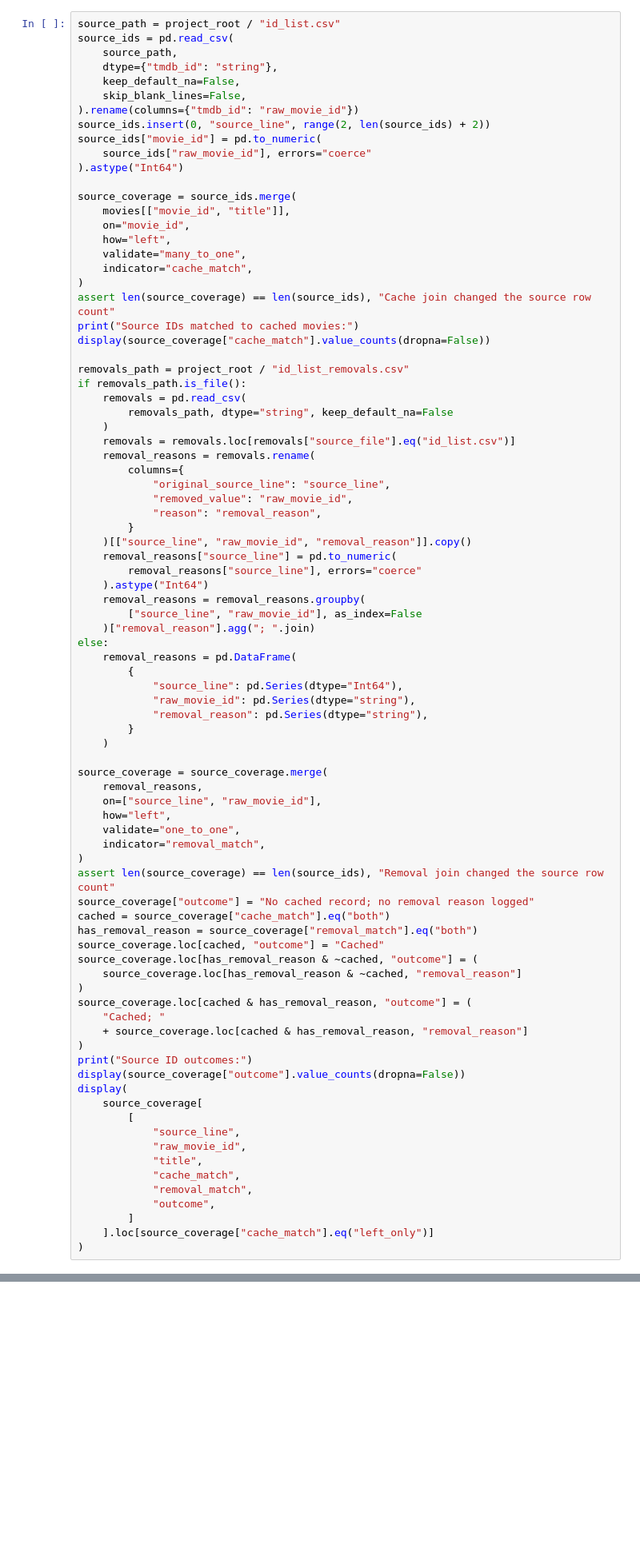
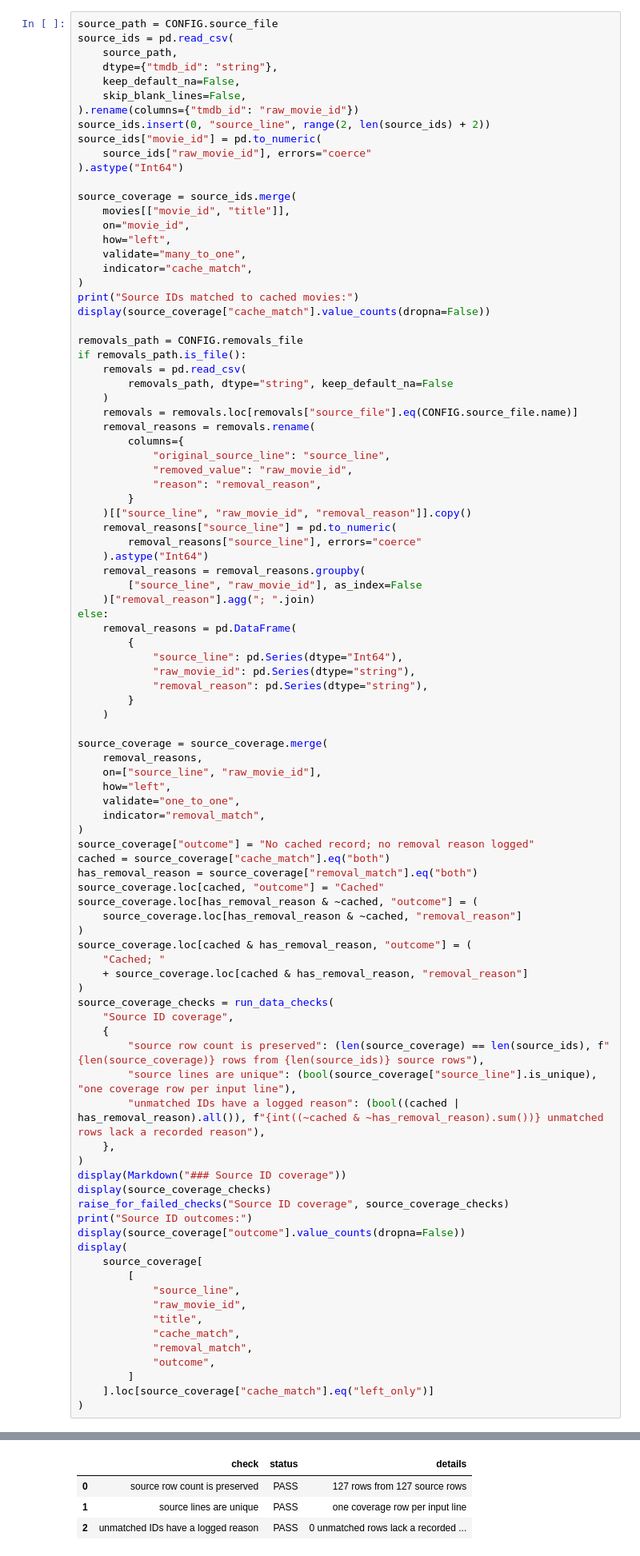
Before and after one commit to ishola-amalitech/streamvault, a Jupyter notebook: notebooks/explore_movies.ipynb, the cells around one changed output, grey strips where cells are left out. Shown at 80% size. Cells and saved outputs as stored; diff of their text form; blank space fills up the shorter version.

```diff
--- a/notebooks/explore_movies.ipynb
+++ b/notebooks/explore_movies.ipynb
@@ -203,5 +329,5 @@ Name: count, dtype: int64
 # %%
-source_path = project_root / "id_list.csv"
+source_path = CONFIG.source_file
 source_ids = pd.read_csv(
     source_path,
     dtype={"tmdb_id": "string"},
@@ -220,16 +346,15 @@ source_coverage = source_ids.merge(
     validate="many_to_one",
     indicator="cache_match",
 )
-assert len(source_coverage) == len(source_ids), "Cache join changed the source row count"
 print("Source IDs matched to cached movies:")
 display(source_coverage["cache_match"].value_counts(dropna=False))
 
-removals_path = project_root / "id_list_removals.csv"
+removals_path = CONFIG.removals_file
 if removals_path.is_file():
     removals = pd.read_csv(
         removals_path, dtype="string", keep_default_na=False
     )
-    removals = removals.loc[removals["source_file"].eq("id_list.csv")]
+    removals = removals.loc[removals["source_file"].eq(CONFIG.source_file.name)]
     removal_reasons = removals.rename(
         columns={
             "original_source_line": "source_line",
@@ -259,7 +384,6 @@ source_coverage = source_coverage.merge(
     validate="one_to_one",
     indicator="removal_match",
 )
-assert len(source_coverage) == len(source_ids), "Removal join changed the source row count"
 source_coverage["outcome"] = "No cached record; no removal reason logged"
 cached = source_coverage["cache_match"].eq("both")
 has_removal_reason = source_coverage["removal_match"].eq("both")
@@ -271,6 +395,17 @@ source_coverage.loc[cached & has_removal_reason, "outcome"] = (
     "Cached; "
     + source_coverage.loc[cached & has_removal_reason, "removal_reason"]
 )
+source_coverage_checks = run_data_checks(
+    "Source ID coverage",
+    {
+        "source row count is preserved": (len(source_coverage) == len(source_ids), f"{len(source_coverage)} rows from {len(source_ids)} source rows"),
+        "source lines are unique": (bool(source_coverage["source_line"].is_unique), "one coverage row per input line"),
+        "unmatched IDs have a logged reason": (bool((cached | has_removal_reason).all()), f"{int((~cached & ~has_removal_reason).sum())} unmatched rows lack a recorded reason"),
+    },
+)
+display(Markdown("### Source ID coverage"))
+display(source_coverage_checks)
+raise_for_failed_checks("Source ID coverage", source_coverage_checks)
 print("Source ID outcomes:")
 display(source_coverage["outcome"].value_counts(dropna=False))
 display(
@@ -295,3 +431,7 @@ Name: count, dtype: int64
+|  | check | status | details |
+| 0 | source row count is preserved | PASS | 127 rows from 127 source rows |
+| 1 | source lines are unique | PASS | one coverage row per input line |
+| 2 | unmatched IDs have a logged reason | PASS | 0 unmatched rows lack a recorded ... |
 Source ID outcomes:
 outcome
 Cached                                       112
```
Also changed, not shown: parts of 4 cells of this notebook, 11 other files.
